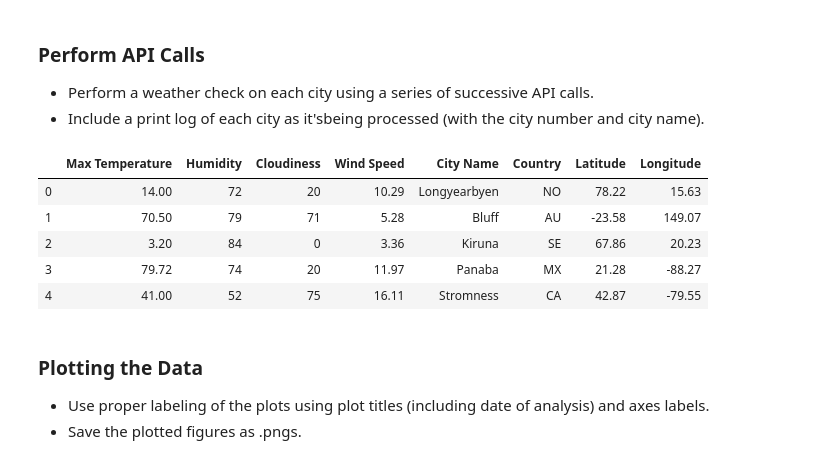
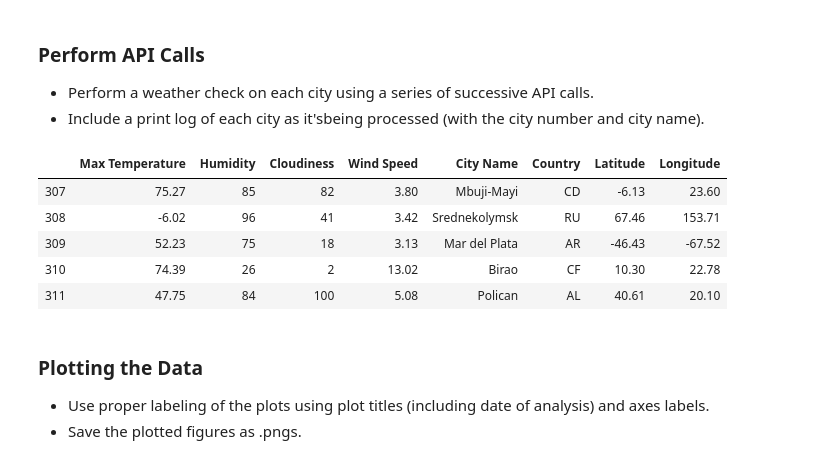
Before and after one commit to suealexa/python-api-challenge, a Jupyter notebook: weatherpy/weatherpy.ipynb, the cells around one changed output. Cells and saved outputs as stored; diff of their text form; code cells hidden in the pictures.

```diff
--- a/weatherpy/weatherpy.ipynb
+++ b/weatherpy/weatherpy.ipynb
@@ -116,19 +123,22 @@ KeyError: 'main'
 # %%
 ### Convert Raw Data to DataFrame
 weather_data = {'Max Temperature': temp_max, 'Humidity': humidity, 'Cloudiness': clouds, 'Wind Speed': wind_speed, 'City Name': city_name, 'Country': country, 'Latitude': latitude, 'Longitude': longitude}
 weather_data_df = pd.DataFrame(weather_data)
-weather_data_df.head()
 
-#* Export the city data into a .csv.
+# Export the city data into a .csv.
+#weather_data_df = pd.read_csv(weather_data, encoding="ISO-8859-1")
+#weather_data_df.to_csv("Output/.weather_df.csv", index=False, header=True)
+weather_data_df.to_csv("weather_df.csv")
 
-#* Display the DataFrame
+#Display the DataFrame
+weather_data_df.tail()
 # %% [output]
 |  | Max Temperature | Humidity | Cloudiness | Wind Speed | City Name | Country | Latitude | Longitude |
-| 0 | 14.00 | 72 | 20 | 10.29 | Longyearbyen | NO | 78.22 | 15.63 |
-| 1 | 70.50 | 79 | 71 | 5.28 | Bluff | AU | -23.58 | 149.07 |
-| 2 | 3.20 | 84 | 0 | 3.36 | Kiruna | SE | 67.86 | 20.23 |
-| 3 | 79.72 | 74 | 20 | 11.97 | Panaba | MX | 21.28 | -88.27 |
-| 4 | 41.00 | 52 | 75 | 16.11 | Stromness | CA | 42.87 | -79.55 |
+| 307 | 75.27 | 85 | 82 | 3.80 | Mbuji-Mayi | CD | -6.13 | 23.60 |
+| 308 | -6.02 | 96 | 41 | 3.42 | Srednekolymsk | RU | 67.46 | 153.71 |
+| 309 | 52.23 | 75 | 18 | 3.13 | Mar del Plata | AR | -46.43 | -67.52 |
+| 310 | 74.39 | 26 | 2 | 13.02 | Birao | CF | 10.30 | 22.78 |
+| 311 | 47.75 | 84 | 100 | 5.08 | Polican | AL | 40.61 | 20.10 |
 # %% [markdown]
 ### Plotting the Data
 * Use proper labeling of the plots using plot titles (including date of analysis) and axes labels.
```
Also changed, not shown: parts of 5 cells of this notebook, 6 other files.
